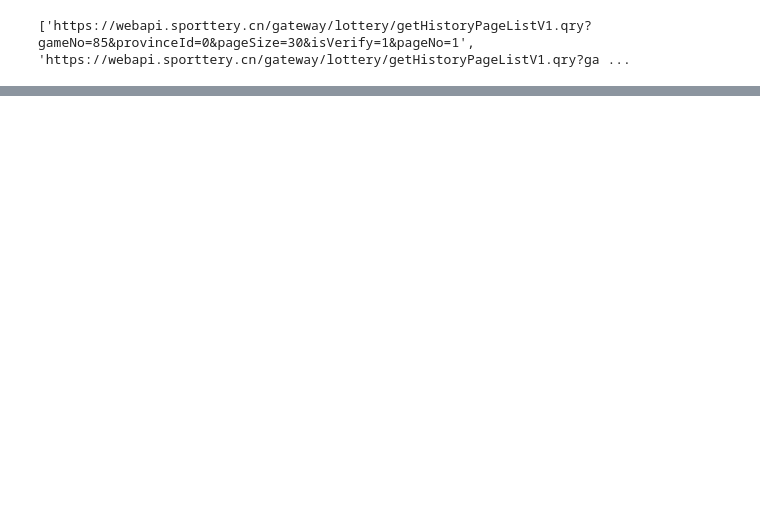
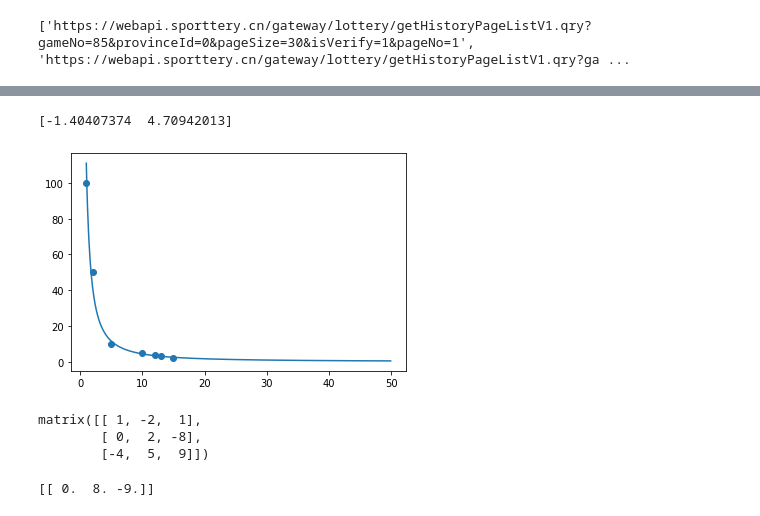
Before and after one commit to YCICI/Algorithm_Learning, a Jupyter notebook: Basiccommands/四/test.ipynb, the cells around one changed output, grey strips where cells are left out. Saved outputs shown, nothing was run; the diff lists cells and outputs as text; code cells hidden in the pictures; blank space fills up the shorter version.

```diff
--- a/Basiccommands/四/test.ipynb
+++ b/Basiccommands/四/test.ipynb
@@ -95,0 +198,51 @@ red_df.value_counts
+# %%
+## 多变量拟合量价关系 np.linalg
+from math import log
+
+import numpy
+import pandas as pd
+from numpy import double
+import numpy as np
+import matplotlib.pyplot as plt
+
+# df = pd.read_csv('test.csv')
+# prices = df.loc[:, 'List Price ($/Case)'].values.tolist()
+# volumes = df.loc[:, 'Volume - Actual (Cases)'].values.tolist()
+
+prices = [1, 2, 5, 10, 12, 13, 15]
+volumes = [100, 50, 10, 5, 4, 3, 2]
+
+# loglog拟合公式
+def price_func(X, a0, a1, a2, b0, b1, b2, c):  # 定义多变量拟合函数, X 是向量
+    # p0, p1, p2, p3 = p  # 拟合函数的参数
+
+    y = a0 * X[0] + a1 * X[1] + a2 * X[2] + b0 * log(X[3]) + b1 * log(X[4]) + b2 * log(X[5]) + c
+    return exp(y)
+
+log_volumes = [log(x) for x in volumes.copy()]
+fit = np.polyfit( np.log(prices), log_volumes, 1)
+
+plt.figure(1)
+# 只显示 x = 45 to 60
+x = np.arange(1, 50, 0.1)
+print(fit)
+y = np.exp(fit[1] + fit[0] * np.log(x))
+
+plt.plot(x, y)
+plt.scatter(prices, volumes)
+plt.show()
+plt.close()
+# %% [output]
+[-1.40407374  4.70942013]
+[figure, added]
+# %%
+B
+# %% [output]
+matrix([[ 1, -2,  1],
+        [ 0,  2, -8],
+        [-4,  5,  9]])
+# %%
+x = np.linalg.solve(B,b)
+print (np.dot(B , x))
+# %% [output]
+[[ 0.  8. -9.]]
```
Also changed, not shown: parts of 15 cells of this notebook, 4 other files.
